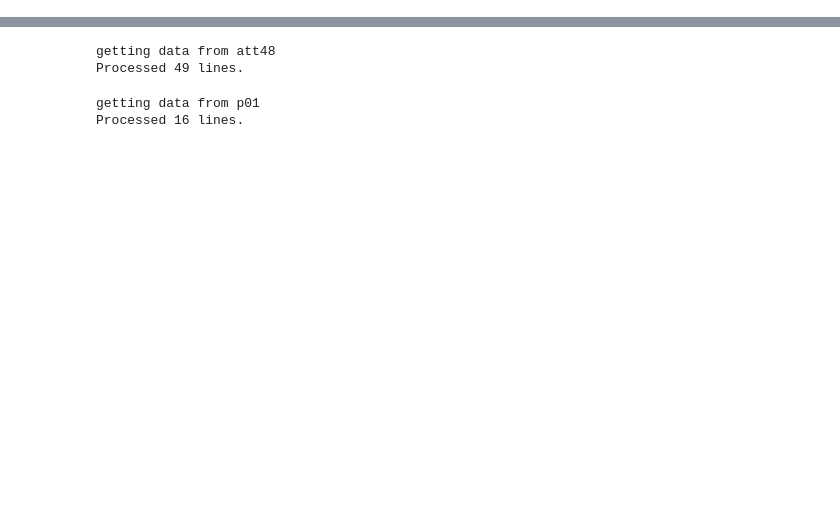
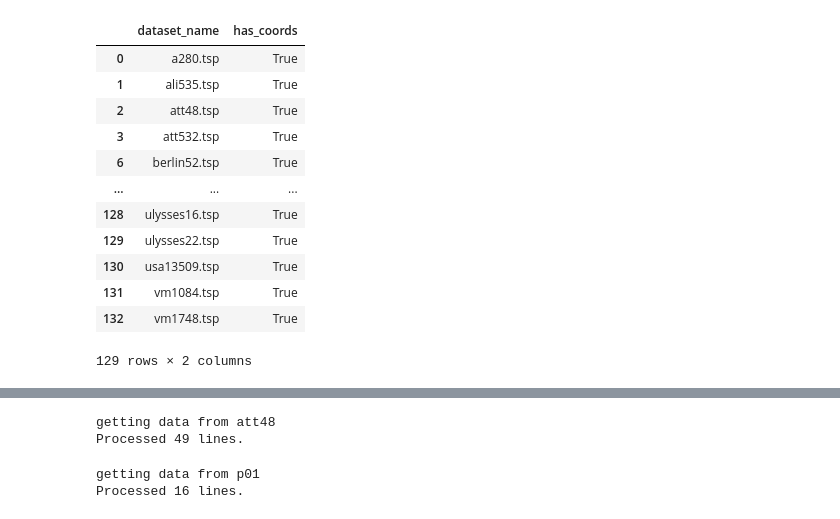
Before and after one commit to juliawiktoria/GA-for-TSP, a Jupyter notebook: ga_for_tsp.ipynb, the cells around one changed output, grey strips where cells are left out. Drawn from its saved outputs; the diff is of its cells as text; code cells hidden in the pictures; blank space fills up the shorter version.

```diff
--- a/ga_for_tsp.ipynb
+++ b/ga_for_tsp.ipynb
@@ -6,0 +48,18 @@ import numpy as np
+# %%
+coord_datasets = datasets_coord_flags[datasets_coord_flags.has_coords == True]
+# %%
+coord_datasets
+# %% [output]
+|  | dataset_name | has_coords |
+| 0 | a280.tsp | True |
+| 1 | ali535.tsp | True |
+| 2 | att48.tsp | True |
+| 3 | att532.tsp | True |
+| 6 | berlin52.tsp | True |
+| ... | ... | ... |
+| 128 | ulysses16.tsp | True |
+| 129 | ulysses22.tsp | True |
+| 130 | usa13509.tsp | True |
+| 131 | vm1084.tsp | True |
+| 132 | vm1748.tsp | True |
+129 rows × 2 columns
```
Also changed, not shown: parts of 26 cells of this notebook.
